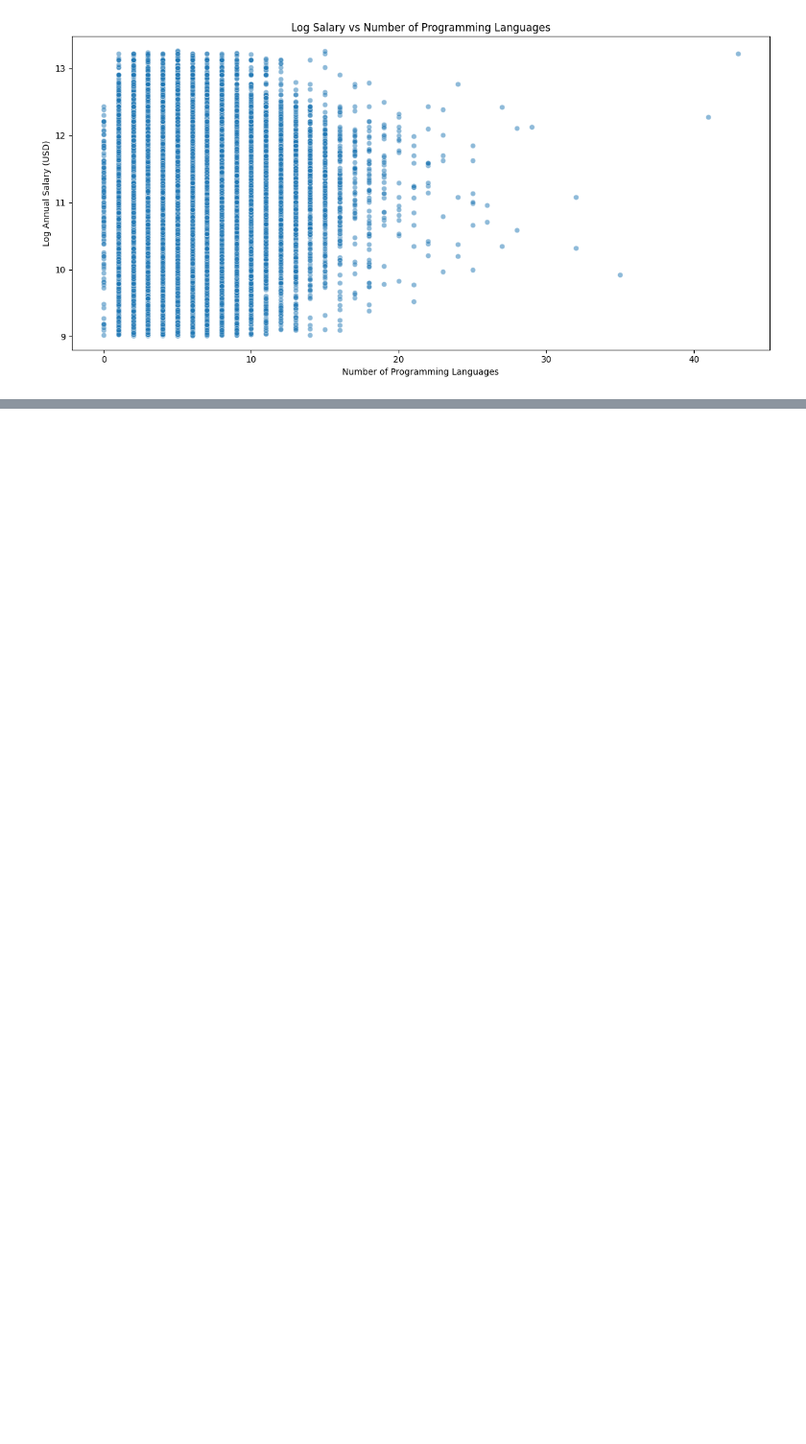
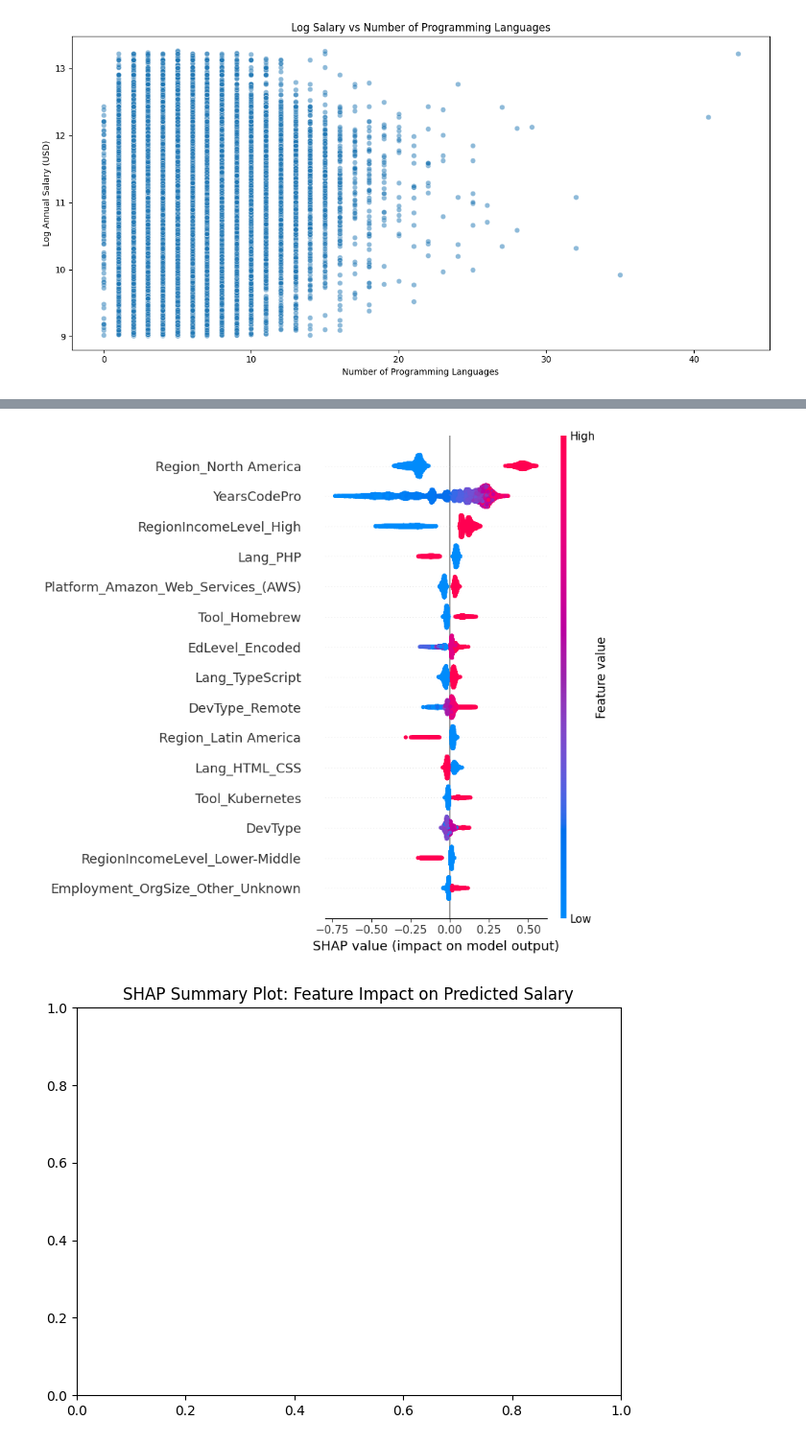
Before and after one commit to Owiti-Charles/Developers-Salary-Predictor, a Jupyter notebook: notebook.ipynb, the cells around one changed output, grey strips where cells are left out. Shown at 96% size. Saved outputs shown, nothing was run; the diff lists cells and outputs as text; code cells hidden in the pictures; blank space fills up the shorter version.

```diff
--- a/notebook.ipynb
+++ b/notebook.ipynb
@@ -1490,7 +1190,0 @@ Index(['Region', 'RemoteWork_Simplified', 'DevType', 'DevType_Remote',
-# %%
-from sklearn.preprocessing import OrdinalEncoder
-
-# Fit encoder on training set, transform both sets
-encoder = OrdinalEncoder(handle_unknown='use_encoded_value', unknown_value=-1)
-X_train[cat_cols] = encoder.fit_transform(X_train[cat_cols])
-X_test[cat_cols] = encoder.transform(X_test[cat_cols])
@@ -2097,0 +1649,31 @@ R²: 0.6124
+# %%
+import warnings
+
+# Extract regressor and preprocessor
+regressor = best_model.named_steps['regressor']
+preprocessor = best_model.named_steps['preprocessor']
+
+# Transform X_test
+X_test_transformed = preprocessor.transform(X_test)
+
+# Get final feature names
+num_feature_names = numerical_features
+onehot_feature_names = preprocessor.named_transformers_['onehot'].get_feature_names_out(filtered_onehot_features)
+target_feature_names = target_encoded_features
+feature_names = list(num_feature_names) + list(onehot_feature_names) + list(target_feature_names)
+
+# Create SHAP explainer (suppress warnings)
+with warnings.catch_warnings():
+    warnings.simplefilter("ignore")
+    explainer = shap.Explainer(regressor, X_test_transformed, feature_names=feature_names)
+    shap_values = explainer(X_test_transformed)
+
+# SHAP summary plot
+plt.figure(figsize=(12, 8))
+shap.summary_plot(shap_values.values, X_test_transformed, feature_names=feature_names, max_display=15)
+plt.title("SHAP Summary Plot: Feature Impact on Predicted Salary")
+plt.tight_layout()
+plt.show()
+# %% [output]
+[figure, added]
+[figure, added]
```
Also changed, not shown: parts of 100 cells of this notebook.
